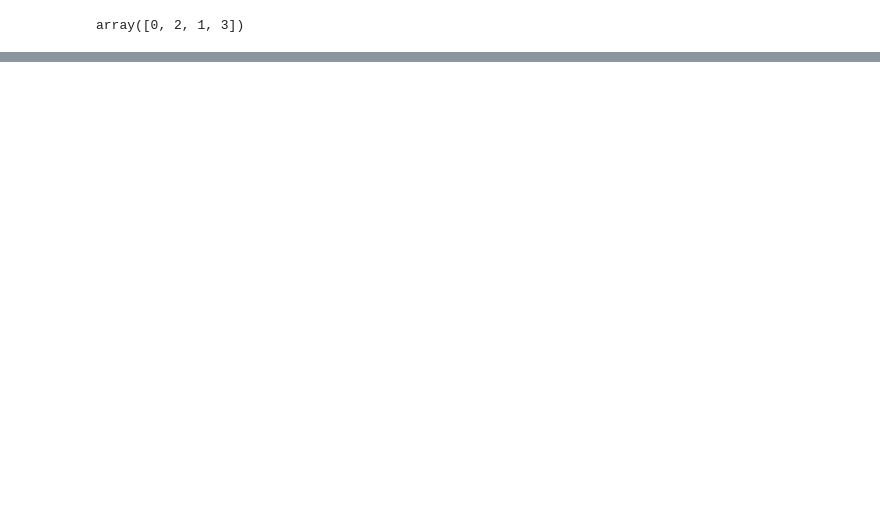
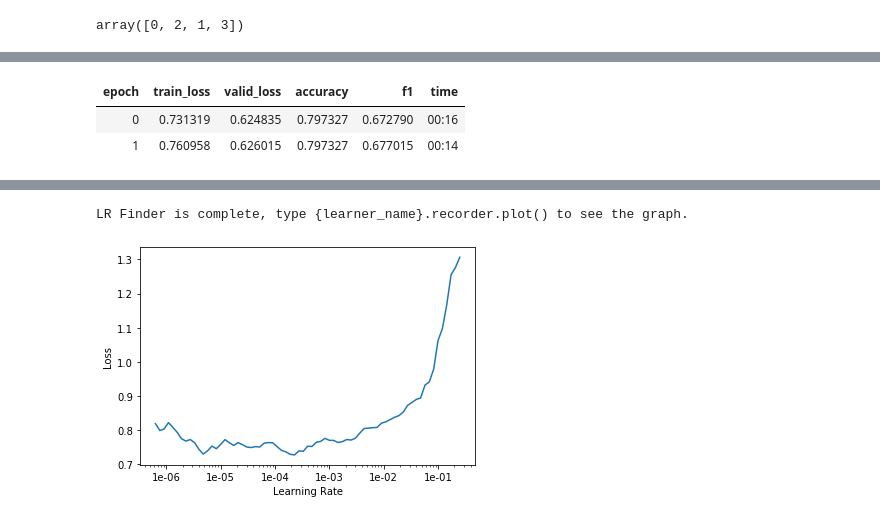
Before and after one commit to wwymak/spacenet-buildings, a Jupyter notebook: xview2/damage classification.ipynb, the cells around one changed output, grey strips where cells are left out. Cells and saved outputs as stored; diff of their text form; code cells hidden in the pictures; blank space fills up the shorter version.

```diff
--- a/xview2/damage classification.ipynb
+++ b/xview2/damage classification.ipynb
@@ -227,0 +211,2 @@ fbeta??
+# %%
+learn.fit_one_cycle(5, max_lr=1e-6)
@@ -227,0 +240,6 @@ fbeta??
+# %%
+learn.fit_one_cycle(2, max_lr=1e-6)
+# %% [output]
+| epoch | train_loss | valid_loss | accuracy | f1 | time |
+| 0 | 0.731319 | 0.624835 | 0.797327 | 0.672790 | 00:16 |
+| 1 | 0.760958 | 0.626015 | 0.797327 | 0.677015 | 00:14 |
@@ -227,0 +250,25 @@ fbeta??
+# %%
+train_ids, valid_ids = get_train_valid_ids(classification_labels)
+src_full = (ImageList
+       .from_df(classification_labels, path=classifcation_crop_dir, cols=['crop_filename'])
+       .split_by_valid_func(is_valid_func)
+       .label_from_df(cols='label'))
+
+data_full = (src_full
+        .transform(get_transforms(do_flip=True,
+             flip_vert=True,
+             max_rotate=180,
+             max_zoom=1.2,
+             max_lighting=0.5,
+             max_warp=0.2,
+             p_affine=0.75,
+             p_lighting=0.75), size=size, tfm_y=False)
+        .databunch(bs=bs)
+        .normalize(imagenet_stats))
+# %%
+learn.to_fp32()
+learn.data = data_full
+learn.to_fp16()
+learn.lr_find()
+learn.recorder.plot()
+# %% [output]
@@ -227,0 +276,2 @@ fbeta??
+LR Finder is complete, type {learner_name}.recorder.plot() to see the graph.
+[figure, added]
```
Also changed, not shown: parts of 18 cells of this notebook.
